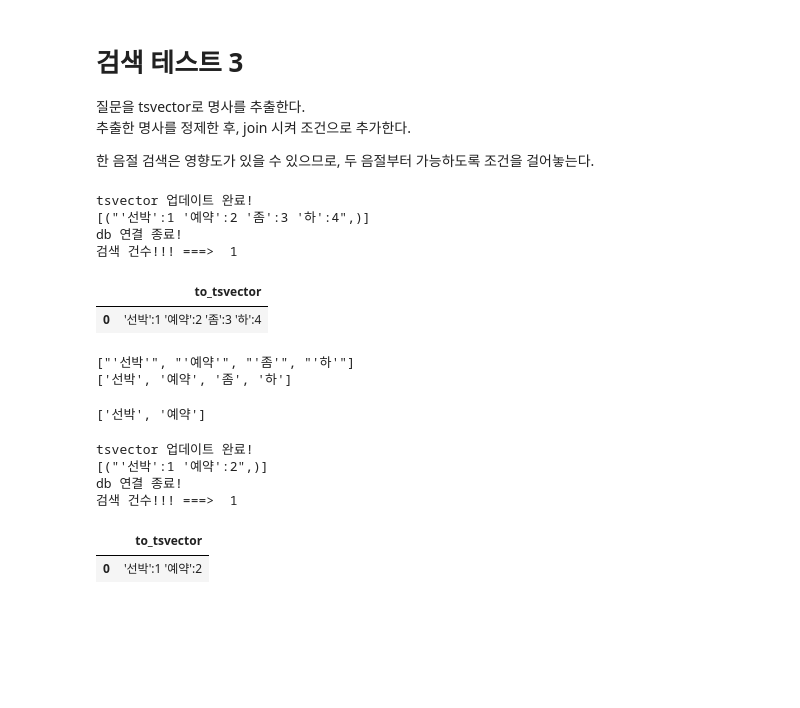
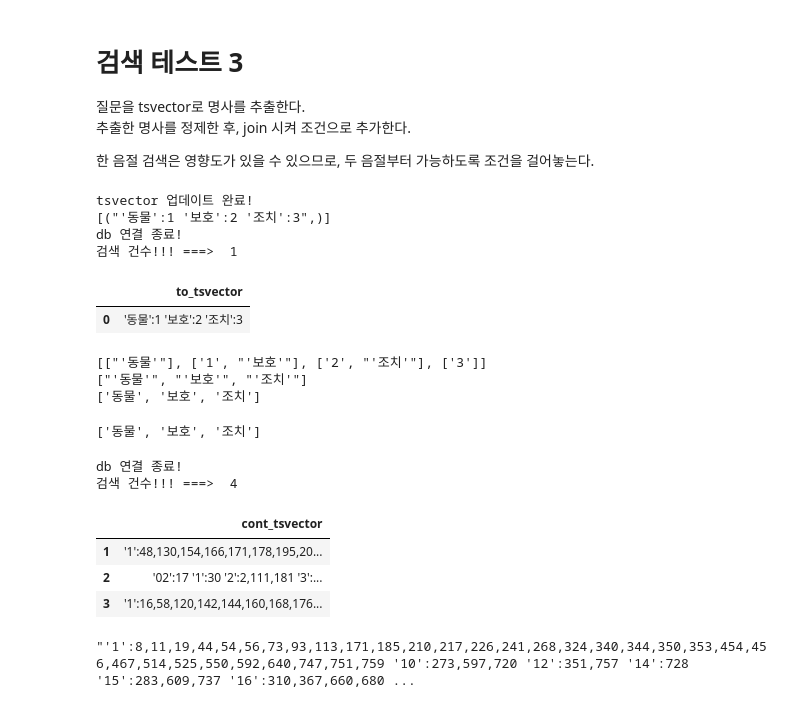
Before and after one commit to GitRani/adaptive-rag-public, a Jupyter notebook: unit_test/keyword_data_insert.ipynb, the cells around one changed output. Drawn from its saved outputs; the diff is of its cells as text; code cells hidden in the pictures; blank space fills up the shorter version.

```diff
--- a/unit_test/keyword_data_insert.ipynb
+++ b/unit_test/keyword_data_insert.ipynb
@@ -657,7 +657,7 @@ print(tsvector_search_result['cont_tsvector'][0])
 # 변형 방안 :: 질문을 먼저 to_tsvector 에 넣어서 단어로 만든다.
 # 단어를 정제하여 길이가 2이상인 것만 뽑아낸다.
 # 그 결과를 검색 조건으로 and 시켜 넣는다.
-user_query = "선박예약 좀 하고 싶어"
+user_query = "동물 보호 조치"
 
 # 특정 키워드로 입력하여 필터링 검색
 conn = psycopg2.connect(
@@ -706,15 +706,16 @@ print('검색 건수!!! ===> ', len(tsvector_search_result))
 tsvector_search_result.tail(3)
 # %% [output]
 tsvector 업데이트 완료!
-[("'선박':1 '예약':2 '좀':3 '하':4",)]
+[("'동물':1 '보호':2 '조치':3",)]
 db 연결 종료!
 검색 건수!!! ===>  1
 |  | to_tsvector |
-| 0 | '선박':1 '예약':2 '좀':3 '하':4 |
+| 0 | '동물':1 '보호':2 '조치':3 |
 # %%
 # 단어만 추출 (2글자 이상만?) 그리고 다시 검색을 날리면 되지 않을까?
 d = result[0][0].split(":")
 
+print([c.split() for c in d])
 print([c.split()[-1] for c in d][:-1])
 print([k.replace("'","") for k in [c.split()[-1] for c in d][:-1]])
 
@@ -723,9 +724,10 @@ print([k.replace("'","") for k in [c.split()[-1] for c in d][:-1]])
 final_data = [u for u in [k.replace("'","") for k in [c.split()[-1] for c in d][:-1]] if len(u) >= 2]
 final_data
 # %% [output]
-["'선박'", "'예약'", "'좀'", "'하'"]
-['선박', '예약', '좀', '하']
+[["'동물'"], ['1', "'보호'"], ['2', "'조치'"], ['3']]
+["'동물'", "'보호'", "'조치'"]
+['동물', '보호', '조치']
-['선박', '예약']
+['동물', '보호', '조치']
 # %%
 ### 앞에서 받는 final_data를 join 시켜 넣는다.
 
@@ -741,44 +743,48 @@ conn = psycopg2.connect(
 final_join_data = '&'.join(final_data)
 
 search_tsvector_sql = '''
-SELECT to_tsvector('korean', %s);
+SELECT cont_tsvector
+FROM tragfile0102
+WHERE cont_tsvector @@ to_tsquery('korean', %s);
 '''
 
 try:
     # 비밀번호 없이 연결
     with conn.cursor() as cursor:
         cursor = conn.cursor()
 
         # 두번째 인자를 튜플로 받아야 함.
         cursor.execute(search_tsvector_sql, (final_join_data,))
-        print('tsvector 업데이트 완료!')
 
         result = cursor.fetchall()
-        print(result)
 
         # 컬럼명 가져오기
         columns = [desc[0] for desc in cursor.description]
 
         # 데이터프레임 변환
         tsvector_search_result = pd.DataFrame(result, columns=columns)
 
         # 변경사항 커밋
         conn.commit()
 
 except Exception as e:
     print(f"Error: {e}")
     conn.rollback()
 
 finally:
     conn.close()
     print('db 연결 종료!')
 
 print('검색 건수!!! ===> ', len(tsvector_search_result))
 tsvector_search_result.tail(3)
 # %% [output]
-tsvector 업데이트 완료!
-[("'선박':1 '예약':2",)]
 db 연결 종료!
-검색 건수!!! ===>  1
+검색 건수!!! ===>  4
-|  | to_tsvector |
-| 0 | '선박':1 '예약':2 |
+|  | cont_tsvector |
+| 1 | '1':48,130,154,166,171,178,195,20... |
+| 2 | '02':17 '1':30 '2':2,111,181 '3':... |
+| 3 | '1':16,58,120,142,144,160,168,176... |
+# %%
+tsvector_search_result['cont_tsvector'][0]
+# %% [output]
+"'1':8,11,19,44,54,56,73,93,113,171,185,210,217,226,241,268,324,340,344,350,353,454,456,467,514,525,550,592,640,747,751,759 '10':273,597,720 '12':351,757 '14':728 '15':283,609,737 '16':310,367,660,680 ...
```
Also changed, not shown: parts of 2 cells of this notebook, 1 other file.
